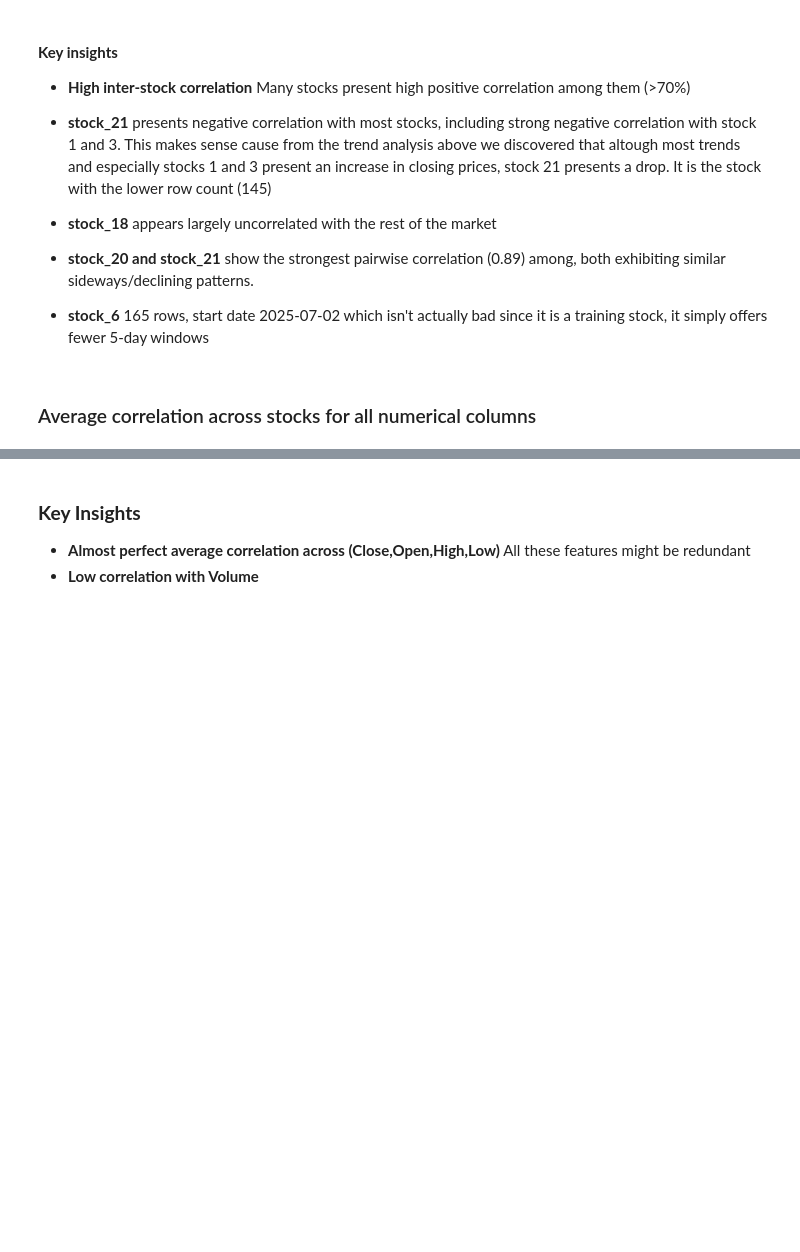
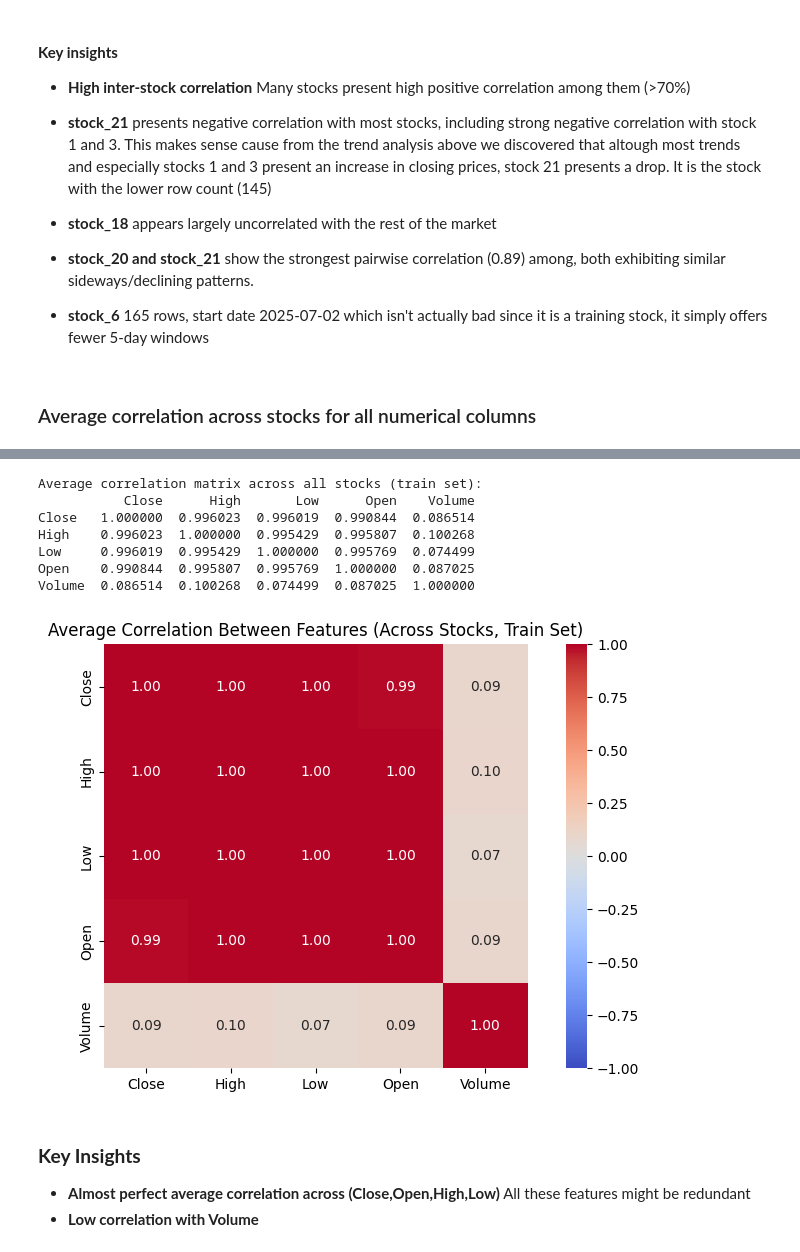
Before and after one commit to kimonkmrs/TIMESERIES_CLOSE_PRICE_PREDICTION, a Jupyter notebook: notebook/Main.ipynb, the cells around one changed output, grey strips where cells are left out. Drawn from its saved outputs; the diff is of its cells as text; code cells hidden in the pictures; blank space fills up the shorter version.

```diff
--- a/notebook/Main.ipynb
+++ b/notebook/Main.ipynb
@@ -359,23 +367,32 @@ print(cols)
 # %%
 corr_matrices = []
 
 for stock_name, df_filtered_train in all_dataframes_filtered['train'].items():
     # print(stock_name)
     # print(df.head())
     corr_matrices.append(df_filtered_train[cols].corr())# append the correlation matrix of each stock to the list
 # From the list calculate the average correlation matrix by summing up all the correlation matrices and dividing by the number of stocks
 avg_corr = np.sum(corr_matrices, axis=0) / len(corr_matrices)
 avg_corr = pd.DataFrame(avg_corr, index=cols, columns=cols)
 
 print("Average correlation matrix across all stocks (train set):")
 print(avg_corr)
 
-plt.figure(figsize=(8, 3))
+plt.figure(figsize=(8, 5))
 sns.heatmap(avg_corr, annot=True, fmt='.2f', cmap='coolwarm',
             vmin=-1, vmax=1, square=True)
 plt.title('Average Correlation Between Features (Across Stocks, Train Set)')
 plt.tight_layout()
 plt.show()
+# %% [output]
+Average correlation matrix across all stocks (train set):
+           Close      High       Low      Open    Volume
+Close   1.000000  0.996023  0.996019  0.990844  0.086514
+High    0.996023  1.000000  0.995429  0.995807  0.100268
+Low     0.996019  0.995429  1.000000  0.995769  0.074499
+Open    0.990844  0.995807  0.995769  1.000000  0.087025
+Volume  0.086514  0.100268  0.074499  0.087025  1.000000
+[figure, added]
 # %% [markdown]
 ### **Key Insights**
 
```
Also changed, not shown: parts of 5 cells of this notebook.
